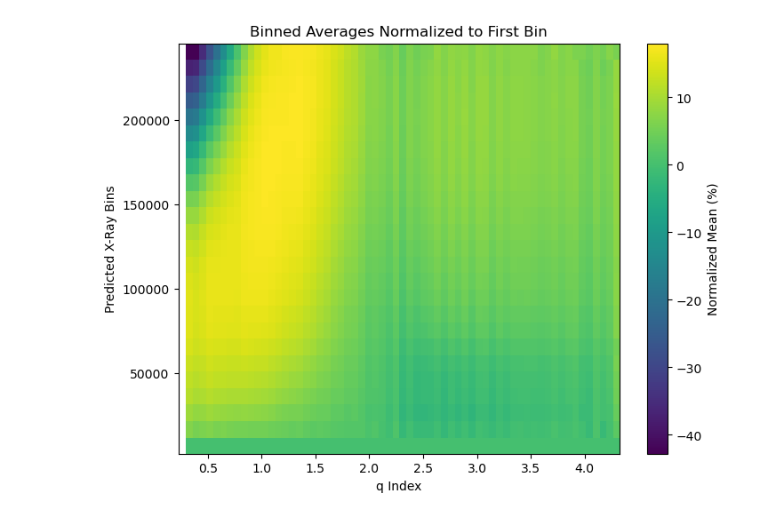
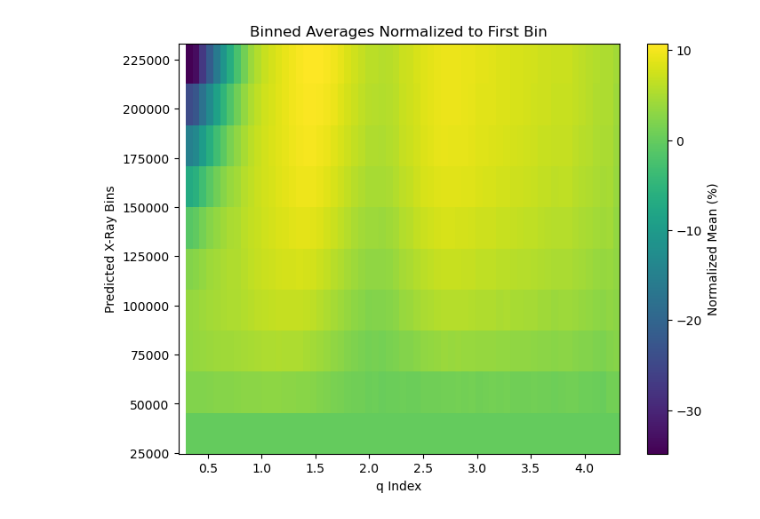
Before and after one commit to Weber-Group/L-10376, a Jupyter notebook: Workbook.ipynb, the cells around one changed output. Saved outputs shown, nothing was run; the diff lists cells and outputs as text; code cells hidden in the pictures.

```diff
--- a/Workbook.ipynb
+++ b/Workbook.ipynb
@@ -176,10 +136,0 @@ ipmGood = ipm[goodIdx]
-# %%
-##########
-dg2Low = 0.4
-##########
-plt.hist(ipmGood/ipmGood.max(),bins=100);
-plt.axvline(dg2Low,color='r',linestyle='--')
-plt.title(f'DG2 IPM Sum Histogram Runs {min(runNumbers)}-{max(runNumbers)}')
-plt.xlabel('Fraction of Maximum')
-plt.ylabel('Counts')
-plt.show()
@@ -188,10 +136,0 @@ plt.show()
-# %%
-##########
-dg2Low = 100000
-##########
-plt.hist(ipmGood,bins=100);
-plt.axvline(dg2Low,color='r',linestyle='--')
-plt.title(f'DG2 IPM Sum Histogram Runs {min(runNumbers)}-{max(runNumbers)}')
-plt.xlabel('DG2 IPM Sum')
-plt.ylabel('Counts')
-plt.show()
@@ -199,0 +206,21 @@ plt.show()
+# %%
+dg2Frac = True;
+if dg2Frac:
+    ##########
+    dg2Low = 0.3
+    ##########
+    dg2LowAbs = None
+    plt.hist(ipmGood/ipmGood.max(),bins=100);
+    plt.axvline(dg2Low,color='r',linestyle='--')
+    plt.xlabel('Fraction of Maximum')
+else:
+    ##########
+    dg2LowAbs = 90000
+    ##########
+    dg2Low = None
+    plt.hist(ipmGood,bins=100);
+    plt.axvline(dg2Low,color='r',linestyle='--')
+    plt.xlabel('DG2 IPM Sum')
+plt.title(f'DG2 IPM Sum Histogram Runs {min(runNumbers)}-{max(runNumbers)}')
+plt.ylabel('Counts')
+plt.show()
@@ -203,7 +232,7 @@ plt.subplot(1,2,1)
 plt.title(f'DG2 IPM to J4M Sum Correlation ({min(runNumbers)}-{max(runNumbers)})')
 plt.ylabel('J4M Sum / Gas Pressure')
 plt.xlabel('DG2 IPM Sum')
-residuals=hist2dLinFit(ipmGood,(J4MSum/gasPGood),100,linfit=True,xFrac=None,xVal=75000);
+residuals=hist2dLinFit(ipmGood,(J4MSum/gasPGood),100,linfit=True,xFrac=dg2Low,xVal=None);
 plt.subplot(1,2,2)
 hist, xedges, yedges, img = plt.hist2d(ipmGood,residuals,100)
 plt.axhline(0,linestyle='--',color='r',label='Linear Fit')
@@ -268,7 +275,7 @@ plt.show()
 # %%
 
 # Define bin edges (you can adjust the number of bins)
-num_bins = 25  # Adjust as needed
+num_bins = 10  # Adjust as needed
 bin_edges = np.linspace(ipmGood.min(), ipmGood.max(), num_bins + 1)
 
 # Digitize dg2SumGood to get bin indices
@@ -283,34 +290,34 @@ for i in range(num_bins):
     tempMask = bin_indices == i  # Get indices belonging to this bin
     if np.any(tempMask):  # Check if bin is not empty
         if normParameter == 'dg2':
             norm_factor = ipmGood[tempMask][:, np.newaxis]  # Reshape to (N,1) for broadcasting
             mean_value = np.mean((azavGood[tempMask] * qbinSize) / norm_factor, axis=0)
         elif normParameter == 'highq':
             norm_factor = azavGood[tempMask][:, 60:-1].sum(axis=1, keepdims=True)  # Reshape for broadcasting
             mean_value = np.mean((azavGood[tempMask] * qbinSize) / norm_factor, axis=0)
 
         if i == 0:
             linearRefSumNorm = mean_value  # Store reference for normalization
 
         # Normalize using the first bin's mean as reference
         binned_means[i] = 100 * (mean_value - linearRefSumNorm) / linearRefSumNorm
 
 # **Plot the data using a color plot**
 plt.figure(figsize=(8, 6))
 im = plt.imshow(binned_means, aspect='auto', extent=[qbins[0], qbins[-1], bin_edges[0], bin_edges[-1]], origin='lower')
 
 # Add colorbar
 plt.colorbar(im, label="Normalized Mean (%)")
 #plt.clim(1,-15)
 # Labels and Title
 plt.xlabel("q Index")
 plt.ylabel("Predicted X-Ray Bins")
 plt.title("Binned Averages Normalized to First Bin")
 #plt.clim(-40,40)
 
 plt.show()
 # %% [output]
-[figure, old version]
+[figure, new version]
 # %%
 plt.plot(binned_means.sum(axis=0)[:-1])
 # %% [output]
```
Also changed, not shown: parts of 18 cells of this notebook.
